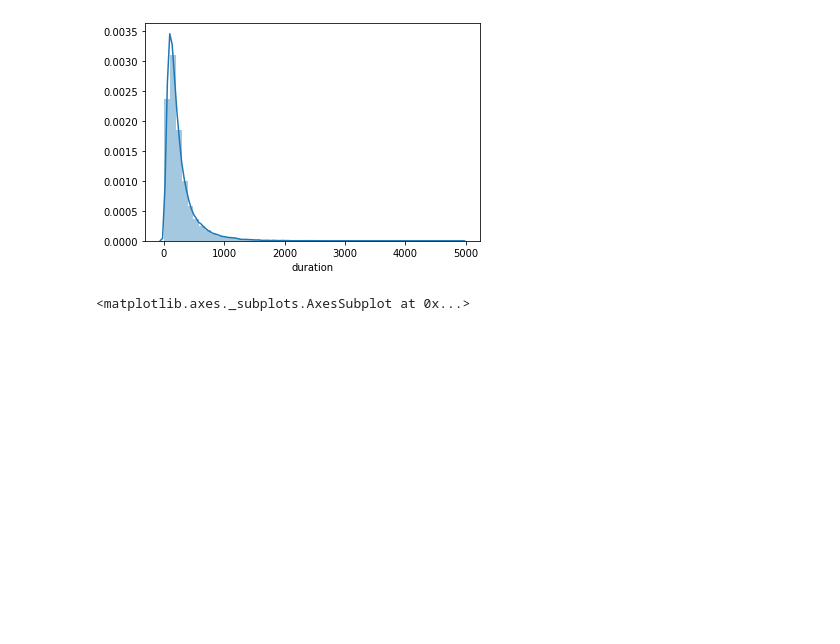
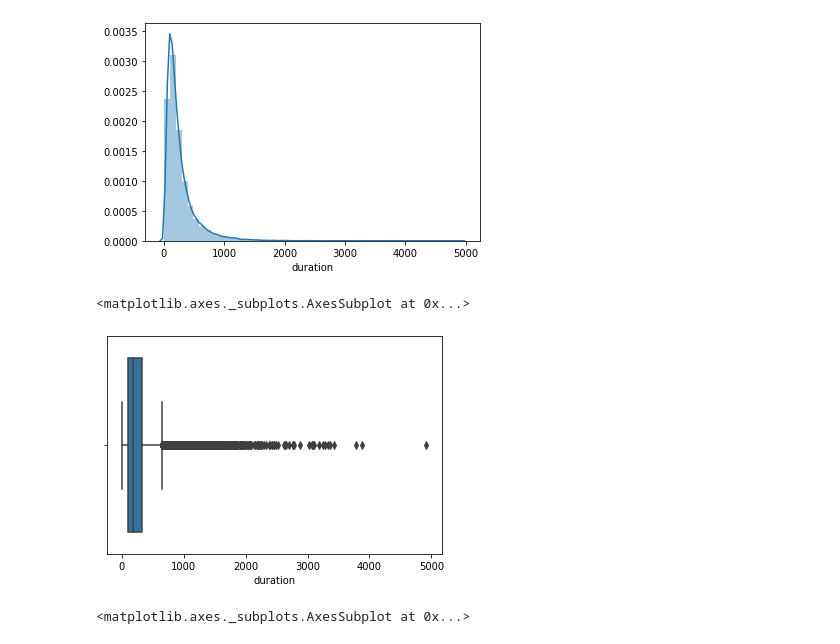
Before and after one commit to GreatLearningAIML1/gl-pgp-aiml-uta-intl-mar20-veenaneshwari, a Jupyter notebook: May30/TermDepositSale.ipynb, the cells around one changed output. Drawn from its saved outputs; the diff is of its cells as text; code cells hidden in the pictures; blank space fills up the shorter version.

```diff
--- a/May30/TermDepositSale.ipynb
+++ b/May30/TermDepositSale.ipynb
@@ -102,6 +121,11 @@ sns.distplot(Data['duration'])
 # %% [output]
 <matplotlib.axes._subplots.AxesSubplot at 0x...>
 [figure]
+# %%
+sns.boxplot(Data.duration)
+# %% [output]
+<matplotlib.axes._subplots.AxesSubplot at 0x...>
+[figure, added]
 # %%
 sns.countplot(Data['contact'])
 # %% [output]
```
Also changed, not shown: parts of 14 cells of this notebook, 1 other file.
